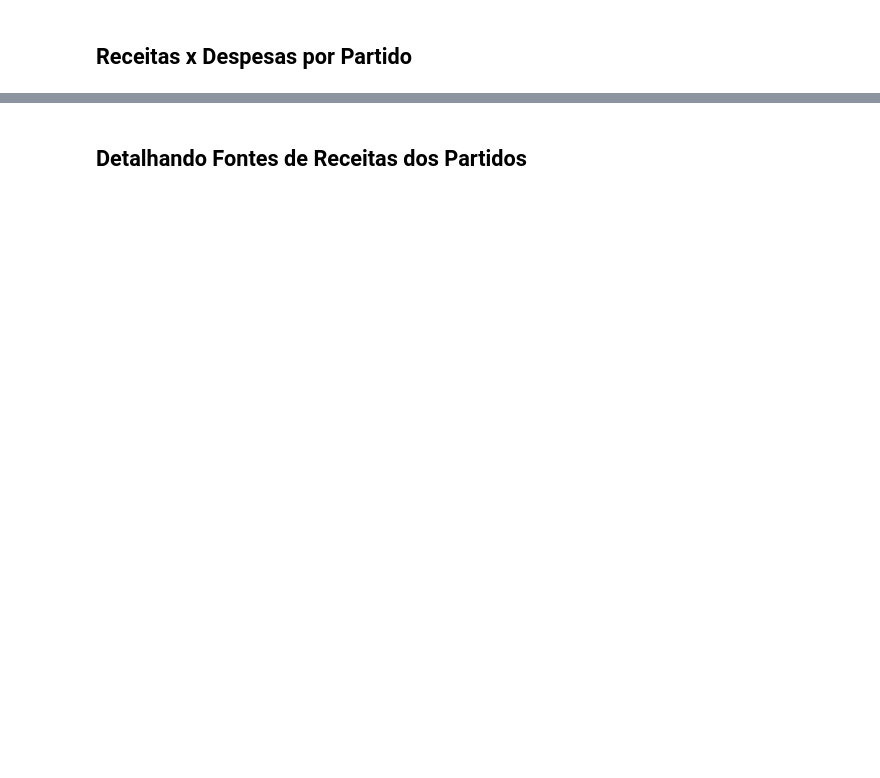
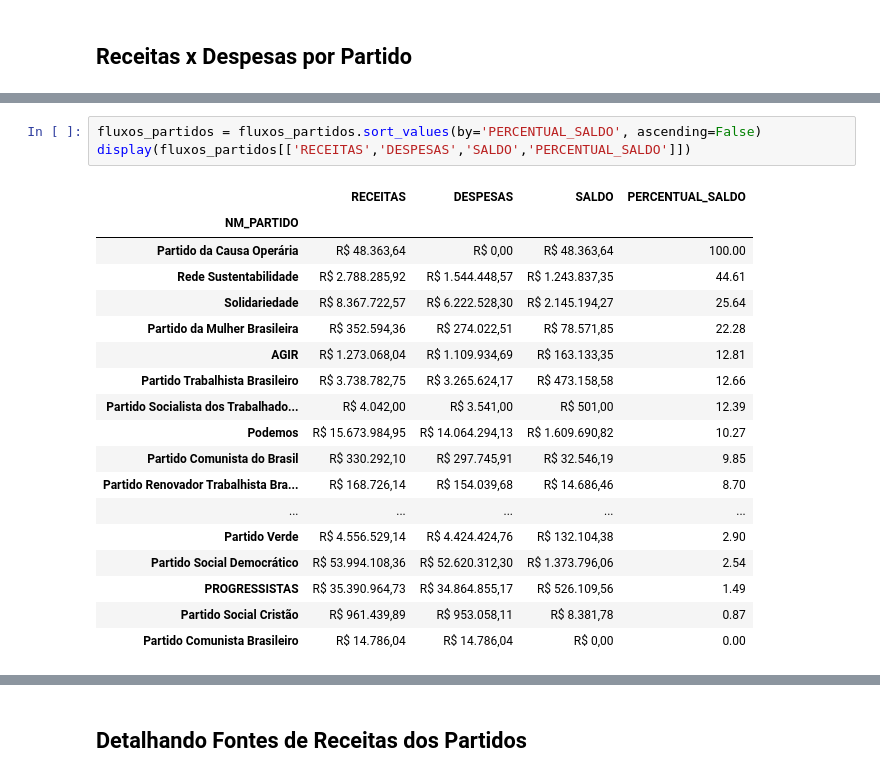
Before and after one commit to devBino/analise_dados_cases, a Jupyter notebook: prestacao_contas_partidos/prest_parana.ipynb, the cells around one changed output, grey strips where cells are left out. Drawn from its saved outputs; the diff is of its cells as text; blank space fills up the shorter version.

```diff
--- a/prestacao_contas_partidos/prest_parana.ipynb
+++ b/prestacao_contas_partidos/prest_parana.ipynb
@@ -48,0 +96,22 @@ display(fluxos_partidos)
+# %%
+fluxos_partidos = fluxos_partidos.sort_values(by='PERCENTUAL_SALDO', ascending=False)
+display(fluxos_partidos[['RECEITAS','DESPESAS','SALDO','PERCENTUAL_SALDO']])
+# %% [output]
+|  | RECEITAS | DESPESAS | SALDO | PERCENTUAL_SALDO |
+| NM_PARTIDO |  |  |  |  |
+| Partido da Causa Operária | R$ 48.363,64 | R$ 0,00 | R$ 48.363,64 | 100.00 |
+| Rede Sustentabilidade | R$ 2.788.285,92 | R$ 1.544.448,57 | R$ 1.243.837,35 | 44.61 |
+| Solidariedade | R$ 8.367.722,57 | R$ 6.222.528,30 | R$ 2.145.194,27 | 25.64 |
+| Partido da Mulher Brasileira | R$ 352.594,36 | R$ 274.022,51 | R$ 78.571,85 | 22.28 |
+| AGIR | R$ 1.273.068,04 | R$ 1.109.934,69 | R$ 163.133,35 | 12.81 |
+| Partido Trabalhista Brasileiro | R$ 3.738.782,75 | R$ 3.265.624,17 | R$ 473.158,58 | 12.66 |
+| Partido Socialista dos Trabalhado... | R$ 4.042,00 | R$ 3.541,00 | R$ 501,00 | 12.39 |
+| Podemos | R$ 15.673.984,95 | R$ 14.064.294,13 | R$ 1.609.690,82 | 10.27 |
+| Partido Comunista do Brasil | R$ 330.292,10 | R$ 297.745,91 | R$ 32.546,19 | 9.85 |
+| Partido Renovador Trabalhista Bra... | R$ 168.726,14 | R$ 154.039,68 | R$ 14.686,46 | 8.70 |
+| ... | ... | ... | ... | ... |
+| Partido Verde | R$ 4.556.529,14 | R$ 4.424.424,76 | R$ 132.104,38 | 2.90 |
+| Partido Social Democrático | R$ 53.994.108,36 | R$ 52.620.312,30 | R$ 1.373.796,06 | 2.54 |
+| PROGRESSISTAS | R$ 35.390.964,73 | R$ 34.864.855,17 | R$ 526.109,56 | 1.49 |
+| Partido Social Cristão | R$ 961.439,89 | R$ 953.058,11 | R$ 8.381,78 | 0.87 |
+| Partido Comunista Brasileiro | R$ 14.786,04 | R$ 14.786,04 | R$ 0,00 | 0.00 |
```
Also changed, not shown: parts of 11 cells of this notebook.
